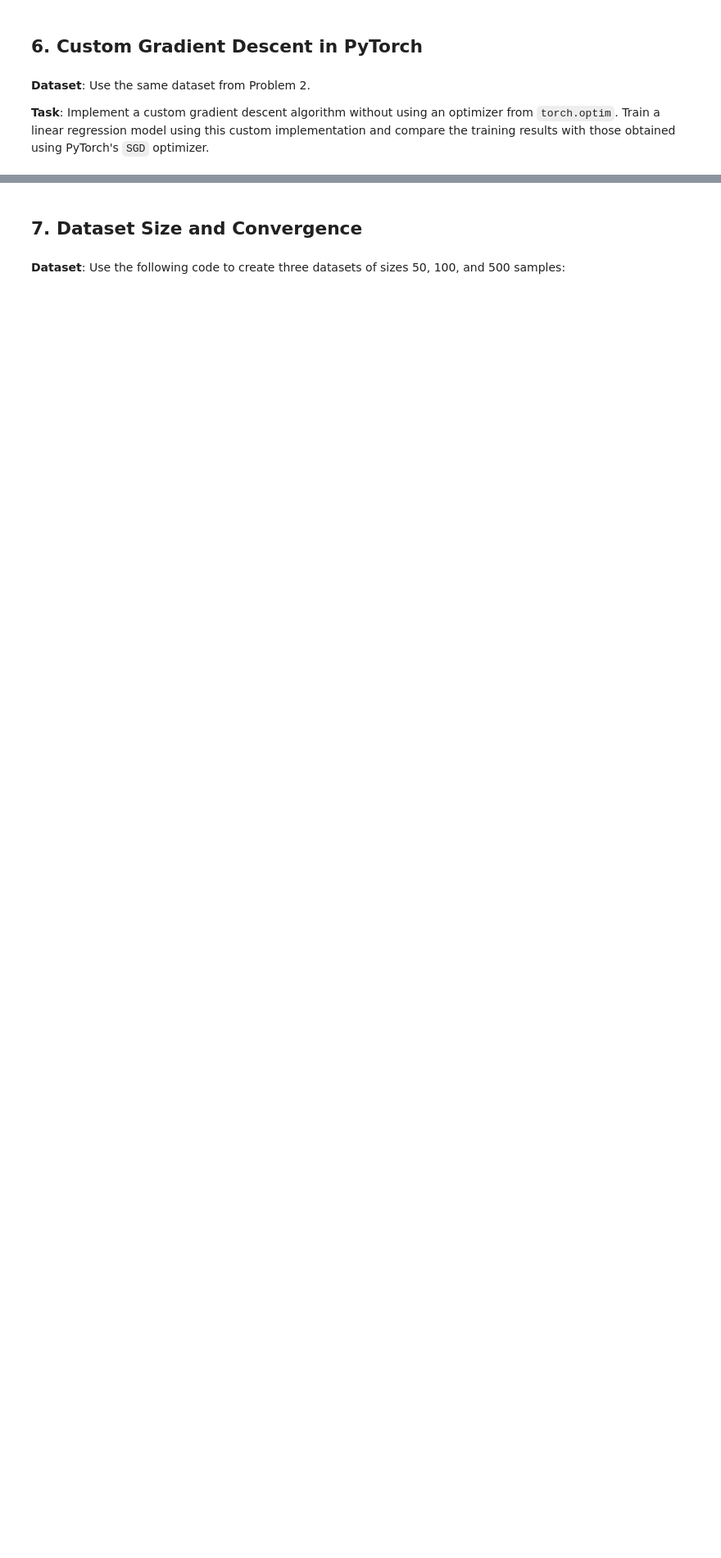
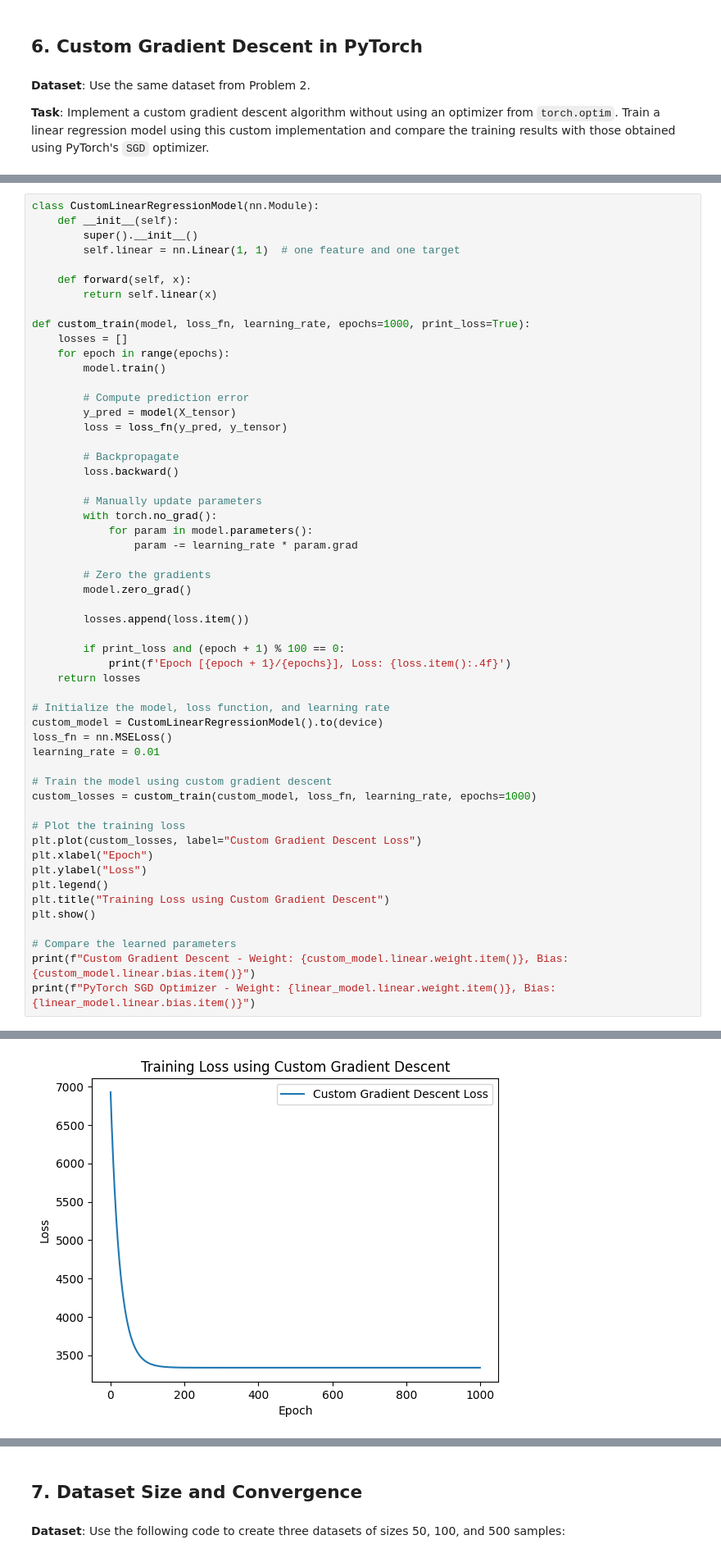
Before and after one commit to PatrykFlama/UWr, a Jupyter notebook: Sem5/ML/2024/List2/homework_2.ipynb, the cells around one changed output, grey strips where cells are left out. Shown at 82% size. Saved outputs shown, nothing was run; the diff lists cells and outputs as text; blank space fills up the shorter version.

```diff
--- a/Sem5/ML/2024/List2/homework_2.ipynb
+++ b/Sem5/ML/2024/List2/homework_2.ipynb
@@ -310,0 +447,55 @@ y = 2 * X**2 + 3 * X + 1 + epsilon
+# %%
+class CustomLinearRegressionModel(nn.Module):
+    def __init__(self):
+        super().__init__()
+        self.linear = nn.Linear(1, 1)  # one feature and one target
+
+    def forward(self, x):
+        return self.linear(x)
+
+def custom_train(model, loss_fn, learning_rate, epochs=1000, print_loss=True):
+    losses = []
+    for epoch in range(epochs):
+        model.train()
+
+        # Compute prediction error
+        y_pred = model(X_tensor)
+        loss = loss_fn(y_pred, y_tensor)
+
+        # Backpropagate
+        loss.backward()
+
+        # Manually update parameters
+        with torch.no_grad():
+            for param in model.parameters():
+                param -= learning_rate * param.grad
+
+        # Zero the gradients
+        model.zero_grad()
+
+        losses.append(loss.item())
+
+        if print_loss and (epoch + 1) % 100 == 0:
+            print(f'Epoch [{epoch + 1}/{epochs}], Loss: {loss.item():.4f}')
+    return losses
+
+# Initialize the model, loss function, and learning rate
+custom_model = CustomLinearRegressionModel().to(device)
+loss_fn = nn.MSELoss()
+learning_rate = 0.01
+
+# Train the model using custom gradient descent
+custom_losses = custom_train(custom_model, loss_fn, learning_rate, epochs=1000)
+
+# Plot the training loss
+plt.plot(custom_losses, label="Custom Gradient Descent Loss")
+plt.xlabel("Epoch")
+plt.ylabel("Loss")
+plt.legend()
+plt.title("Training Loss using Custom Gradient Descent")
+plt.show()
+
+# Compare the learned parameters
+print(f"Custom Gradient Descent - Weight: {custom_model.linear.weight.item()}, Bias: {custom_model.linear.bias.item()}")
+print(f"PyTorch SGD Optimizer - Weight: {linear_model.linear.weight.item()}, Bias: {linear_model.linear.bias.item()}")
+# %% [output]
@@ -310,0 +512 @@ y = 2 * X**2 + 3 * X + 1 + epsilon
+[figure, added]
```
Also changed, not shown: parts of 12 cells of this notebook, 1 other file.
